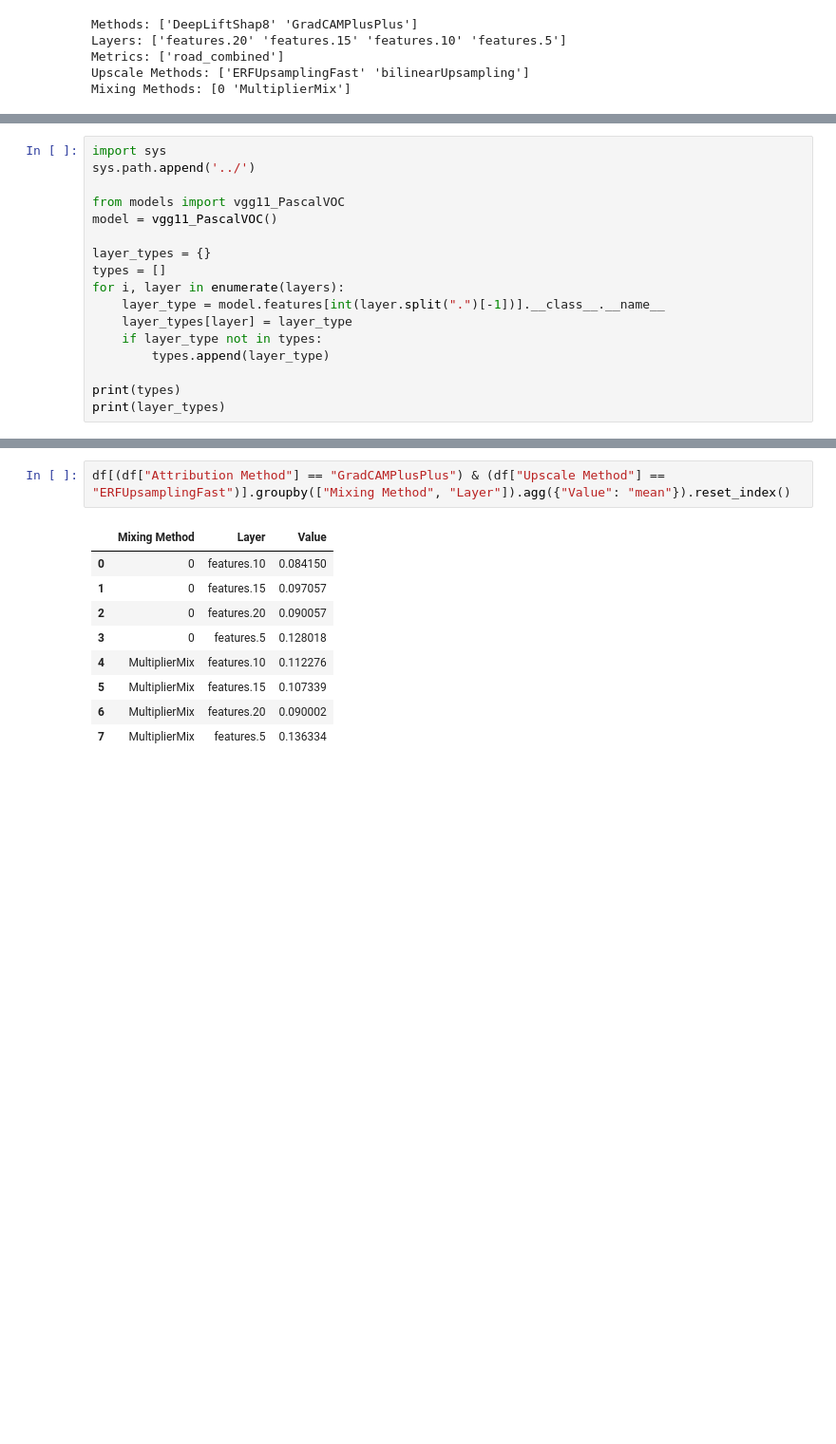
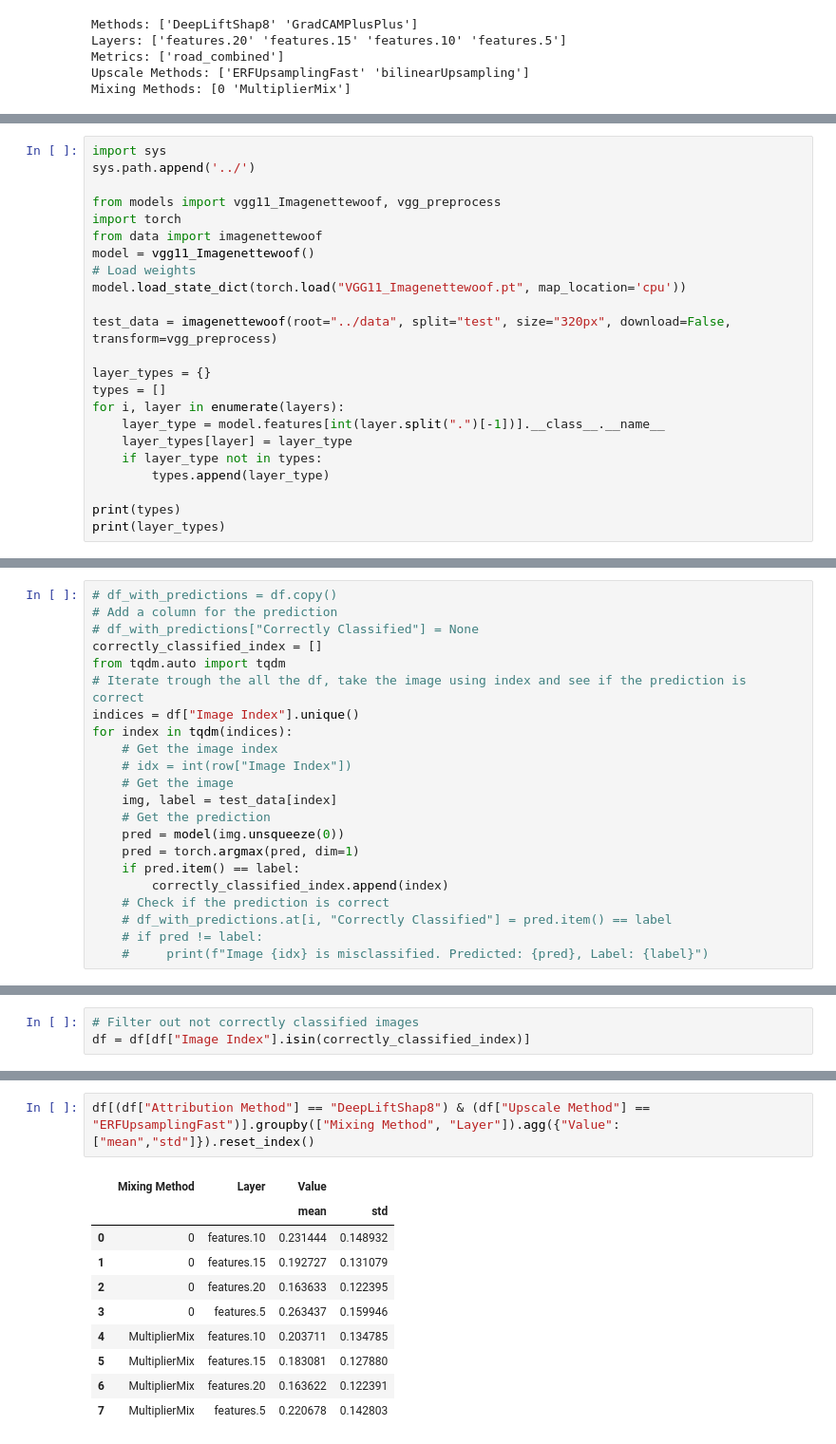
Before and after one commit to liuktc/ML4CV_XAI, a Jupyter notebook: plots/plots3.ipynb, the cells around one changed output, grey strips where cells are left out. Shown at 95% size. Saved outputs shown, nothing was run; the diff lists cells and outputs as text; blank space fills up the shorter version.

```diff
--- a/plots/plots3.ipynb
+++ b/plots/plots3.ipynb
@@ -44,8 +53,14 @@ df
 import sys
 sys.path.append('../')
 
-from models import vgg11_PascalVOC
-model = vgg11_PascalVOC()
+from models import vgg11_Imagenettewoof, vgg_preprocess
+import torch
+from data import imagenettewoof
+model = vgg11_Imagenettewoof()
+# Load weights
+model.load_state_dict(torch.load("VGG11_Imagenettewoof.pt", map_location='cpu'))
+
+test_data = imagenettewoof(root="../data", split="test", size="320px", download=False, transform=vgg_preprocess)
 
 layer_types = {}
 types = []
@@ -61,2 +77,24 @@ print(layer_types)
 ['MaxPool2d']
 {'features.20': 'MaxPool2d', 'features.15': 'MaxPool2d', 'features.10': 'MaxPool2d', 'features.5': 'MaxPool2d'}
+# %%
+# df_with_predictions = df.copy()
+# Add a column for the prediction
+# df_with_predictions["Correctly Classified"] = None
+correctly_classified_index = []
+from tqdm.auto import tqdm
+# Iterate trough the all the df, take the image using index and see if the prediction is correct
+indices = df["Image Index"].unique()
+for index in tqdm(indices):
+    # Get the image index
+    # idx = int(row["Image Index"])
+    # Get the image
+    img, label = test_data[index]
+    # Get the prediction
+    pred = model(img.unsqueeze(0))
+    pred = torch.argmax(pred, dim=1)
+    if pred.item() == label:
+        correctly_classified_index.append(index)
+    # Check if the prediction is correct
+    # df_with_predictions.at[i, "Correctly Classified"] = pred.item() == label
+    # if pred != label:
+    #     print(f"Image {idx} is misclassified. Predicted: {pred}, Label: {label}")
@@ -62,0 +121,3 @@ print(layer_types)
+# %%
+# Filter out not correctly classified images
+df = df[df["Image Index"].isin(correctly_classified_index)]
@@ -174,12 +255,13 @@ ERFUpsamplingFast
 # %%
-df[(df["Attribution Method"] == "GradCAMPlusPlus") & (df["Upscale Method"] == "ERFUpsamplingFast")].groupby(["Mixing Method", "Layer"]).agg({"Value": "mean"}).reset_index()
+df[(df["Attribution Method"] == "DeepLiftShap8") & (df["Upscale Method"] == "ERFUpsamplingFast")].groupby(["Mixing Method", "Layer"]).agg({"Value": ["mean","std"]}).reset_index()
 # %% [output]
-|  | Mixing Method | Layer | Value |
-| 0 | 0 | features.10 | 0.084150 |
-| 1 | 0 | features.15 | 0.097057 |
-| 2 | 0 | features.20 | 0.090057 |
-| 3 | 0 | features.5 | 0.128018 |
-| 4 | MultiplierMix | features.10 | 0.112276 |
-| 5 | MultiplierMix | features.15 | 0.107339 |
-| 6 | MultiplierMix | features.20 | 0.090002 |
-| 7 | MultiplierMix | features.5 | 0.136334 |
+|  | Mixing Method | Layer | Value |  |
+|  |  |  | mean | std |
+| 0 | 0 | features.10 | 0.231444 | 0.148932 |
+| 1 | 0 | features.15 | 0.192727 | 0.131079 |
+| 2 | 0 | features.20 | 0.163633 | 0.122395 |
+| 3 | 0 | features.5 | 0.263437 | 0.159946 |
+| 4 | MultiplierMix | features.10 | 0.203711 | 0.134785 |
+| 5 | MultiplierMix | features.15 | 0.183081 | 0.127880 |
+| 6 | MultiplierMix | features.20 | 0.163622 | 0.122391 |
+| 7 | MultiplierMix | features.5 | 0.220678 | 0.142803 |
```
Also changed, not shown: parts of 6 cells of this notebook, 7 other files.
